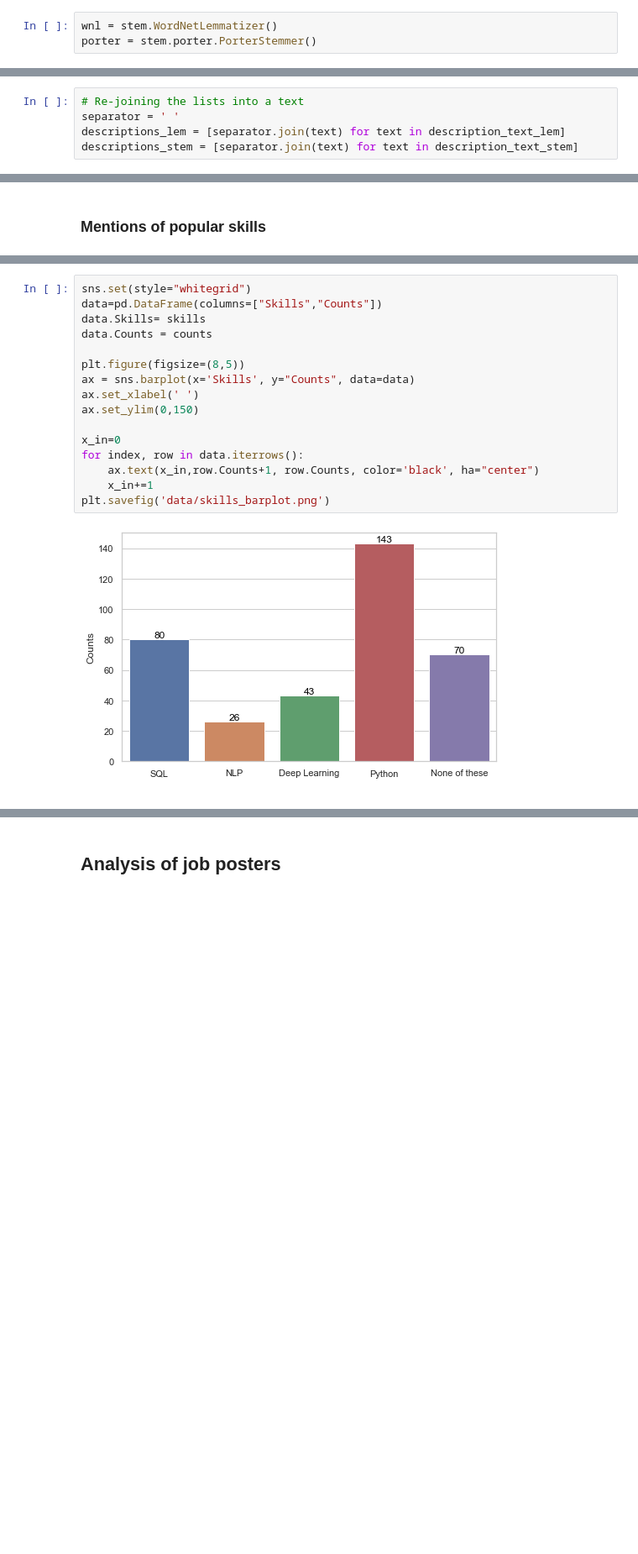
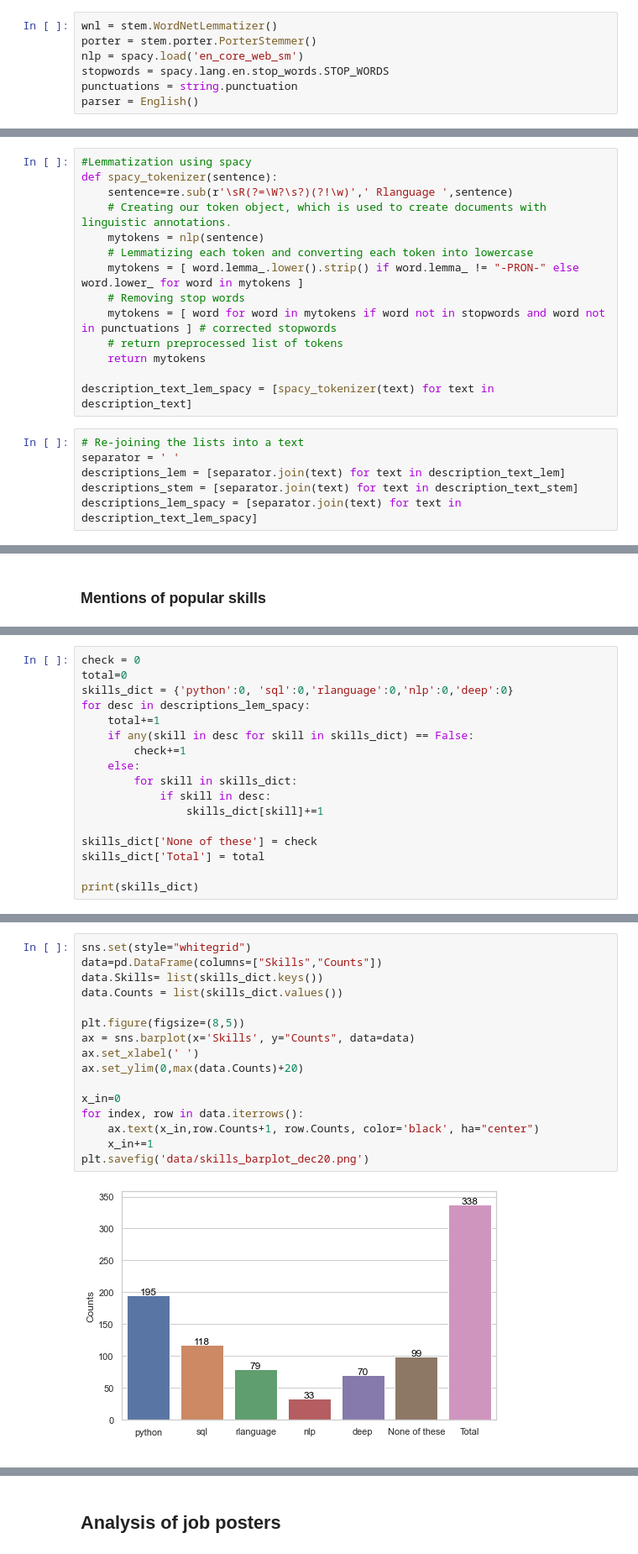
Before and after one commit to RaffaToSpace/Job_ads_scraping_nlp, a Jupyter notebook: job_ads_nlp.ipynb, the cells around one changed output, grey strips where cells are left out. Shown at 84% size. Drawn from its saved outputs; the diff is of its cells as text; blank space fills up the shorter version.

```diff
--- a/job_ads_nlp.ipynb
+++ b/job_ads_nlp.ipynb
@@ -36,6 +43,10 @@ number_of_job_ads = len(job_ads_container)
 # %%
 wnl = stem.WordNetLemmatizer()
 porter = stem.porter.PorterStemmer()
+nlp = spacy.load('en_core_web_sm')
+stopwords = spacy.lang.en.stop_words.STOP_WORDS
+punctuations = string.punctuation
+parser = English()
 # %%
 description_text = [job_ads_container[item]['Description'] for item in job_ads_container]
 # %%
@@ -51,8 +64,23 @@ description_text_stem = [[porter.stem(word) for word in text] for text in descri
+# %%
+#Lemmatization using spacy
+def spacy_tokenizer(sentence):
+    sentence=re.sub(r'\sR(?=\W?\s?)(?!\w)',' Rlanguage ',sentence)
+    # Creating our token object, which is used to create documents with linguistic annotations.
+    mytokens = nlp(sentence)
+    # Lemmatizing each token and converting each token into lowercase
+    mytokens = [ word.lemma_.lower().strip() if word.lemma_ != "-PRON-" else word.lower_ for word in mytokens ]
+    # Removing stop words
+    mytokens = [ word for word in mytokens if word not in stopwords and word not in punctuations ] # corrected stopwords
+    # return preprocessed list of tokens
+    return mytokens
+
+description_text_lem_spacy = [spacy_tokenizer(text) for text in description_text]
 # %%
 # Re-joining the lists into a text
 separator = ' '
 descriptions_lem = [separator.join(text) for text in description_text_lem]
 descriptions_stem = [separator.join(text) for text in description_text_stem]
+descriptions_lem_spacy = [separator.join(text) for text in description_text_lem_spacy]
 # %% [markdown]
 ### Examples with Stemming and Lemmatisation
 ### _Original text_
@@ -496,0 +517,17 @@ python =  143 ; SQL =  80 ; NLP =  26 ; Deep Learning =  43 ; None of these =  7
+# %%
+check = 0
+total=0
+skills_dict = {'python':0, 'sql':0,'rlanguage':0,'nlp':0,'deep':0}
+for desc in descriptions_lem_spacy:
+    total+=1
+    if any(skill in desc for skill in skills_dict) == False:
+        check+=1
+    else:
+        for skill in skills_dict:
+            if skill in desc:
+                skills_dict[skill]+=1
+
+skills_dict['None of these'] = check
+skills_dict['Total'] = total
+
+print(skills_dict)
@@ -497,18 +536,18 @@ python =  143 ; SQL =  80 ; NLP =  26 ; Deep Learning =  43 ; None of these =  7
 # %%
 sns.set(style="whitegrid")
 data=pd.DataFrame(columns=["Skills","Counts"])
-data.Skills= skills
-data.Counts = counts
+data.Skills= list(skills_dict.keys())
+data.Counts = list(skills_dict.values())
 
 plt.figure(figsize=(8,5))
 ax = sns.barplot(x='Skills', y="Counts", data=data)
 ax.set_xlabel(' ')
-ax.set_ylim(0,150)
+ax.set_ylim(0,max(data.Counts)+20)
 
 x_in=0
 for index, row in data.iterrows():
     ax.text(x_in,row.Counts+1, row.Counts, color='black', ha="center")
     x_in+=1
-plt.savefig('data/skills_barplot.png')
+plt.savefig('data/skills_barplot_dec20.png')
 # %% [output]
-[figure, old version]
+[figure, new version]
```
Also changed, not shown: parts of 42 cells of this notebook.
